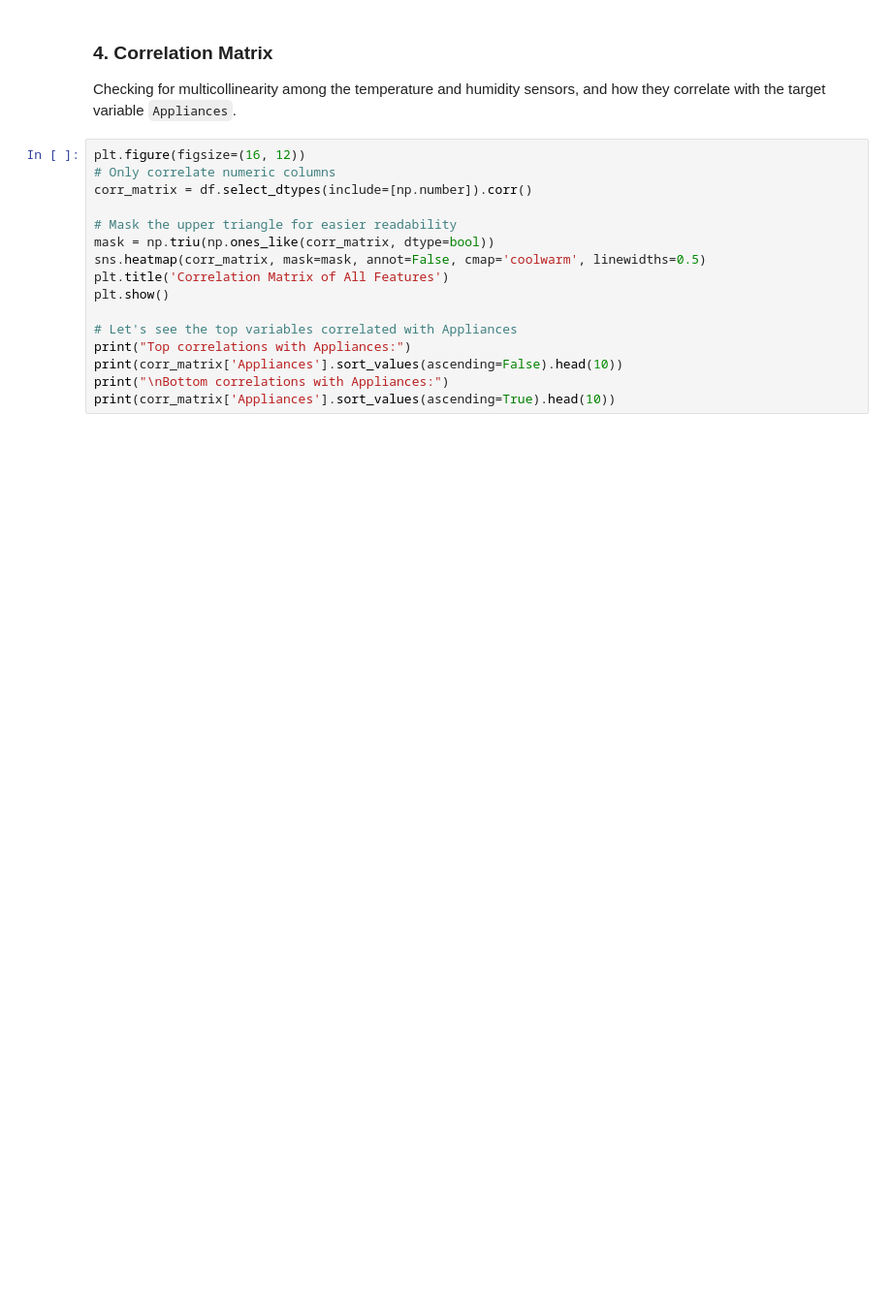
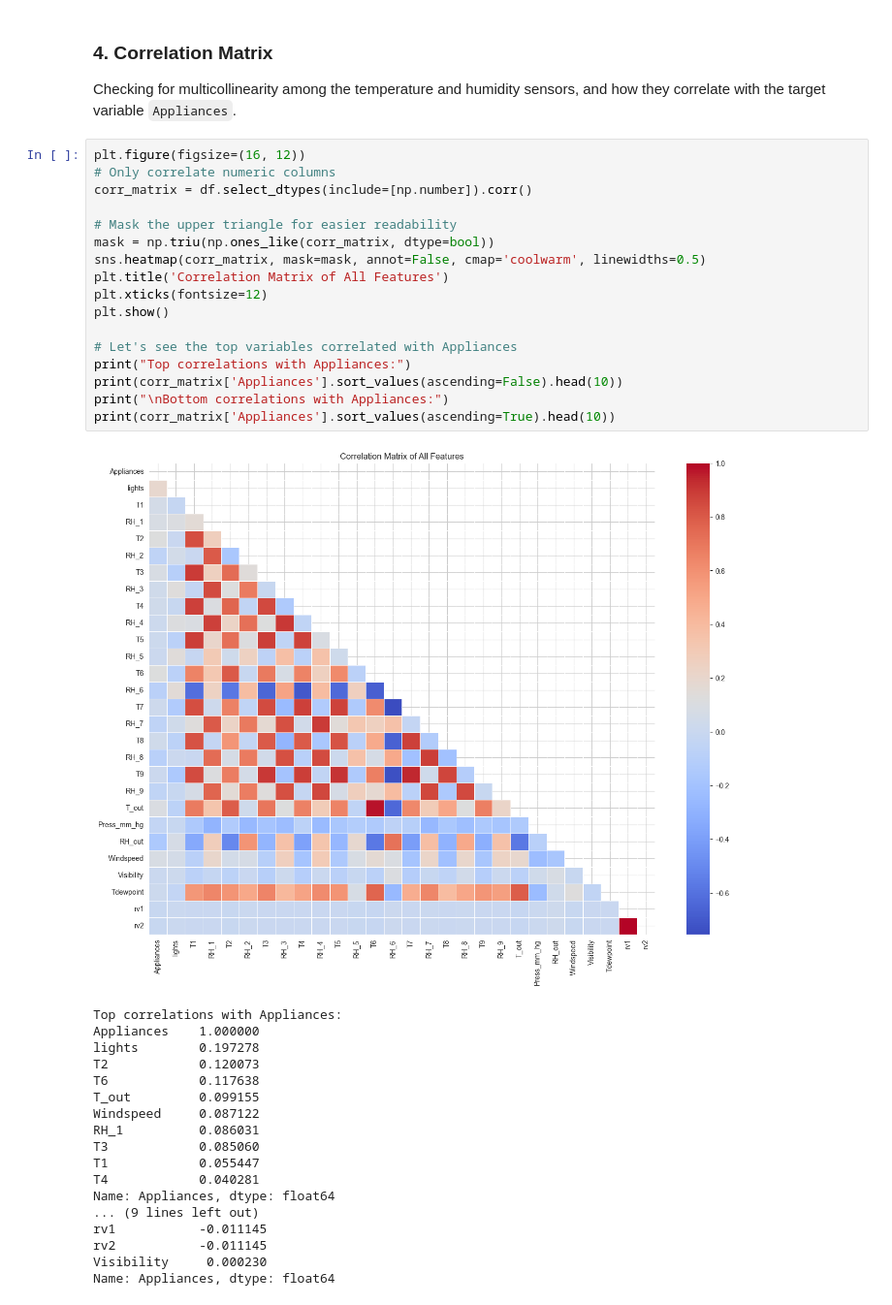
Before and after one commit to Pratheep-VM/deeplearning-energy-prediction, a Jupyter notebook: notebooks/EDA.ipynb, the cells around one changed output. Shown at 97% size. Drawn from its saved outputs; the diff is of its cells as text; blank space fills up the shorter version.

```diff
--- a/notebooks/EDA.ipynb
+++ b/notebooks/EDA.ipynb
@@ -76,16 +120,36 @@ Checking for multicollinearity among the temperature and humidity sensors, and h
 # %%
 plt.figure(figsize=(16, 12))
 # Only correlate numeric columns
 corr_matrix = df.select_dtypes(include=[np.number]).corr()
 
 # Mask the upper triangle for easier readability
 mask = np.triu(np.ones_like(corr_matrix, dtype=bool))
 sns.heatmap(corr_matrix, mask=mask, annot=False, cmap='coolwarm', linewidths=0.5)
 plt.title('Correlation Matrix of All Features')
+plt.xticks(fontsize=12)
 plt.show()
 
 # Let's see the top variables correlated with Appliances
 print("Top correlations with Appliances:")
 print(corr_matrix['Appliances'].sort_values(ascending=False).head(10))
 print("\nBottom correlations with Appliances:")
 print(corr_matrix['Appliances'].sort_values(ascending=True).head(10))
+# %% [output]
+[figure, added]
+Top correlations with Appliances:
+Appliances    1.000000
+lights        0.197278
+T2            0.120073
+T6            0.117638
+T_out         0.099155
+Windspeed     0.087122
+RH_1          0.086031
+T3            0.085060
+T1            0.055447
+T4            0.040281
+Name: Appliances, dtype: float64
+... (9 lines left out)
+rv1           -0.011145
+rv2           -0.011145
+Visibility     0.000230
+Name: Appliances, dtype: float64
```
Also changed, not shown: parts of 4 cells of this notebook, 2 other files.
